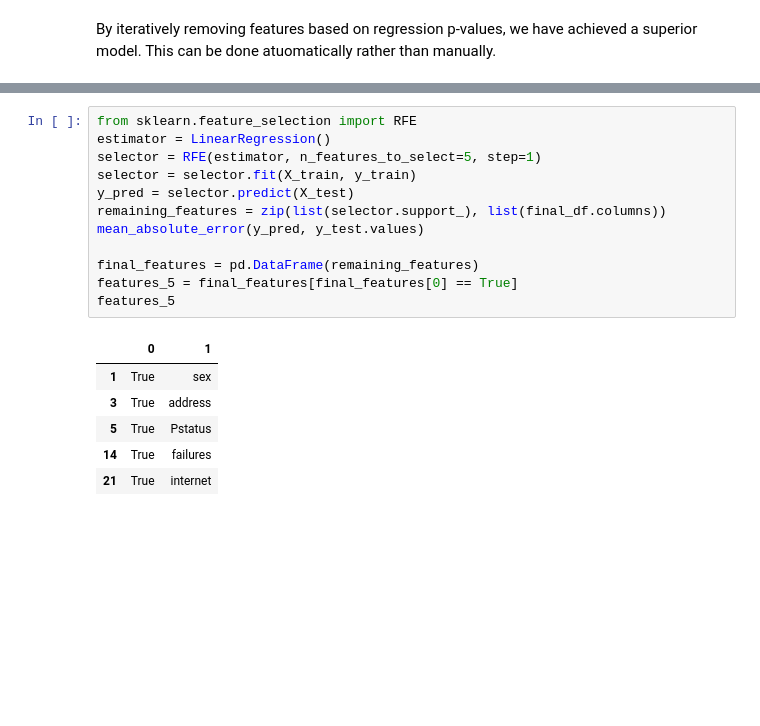
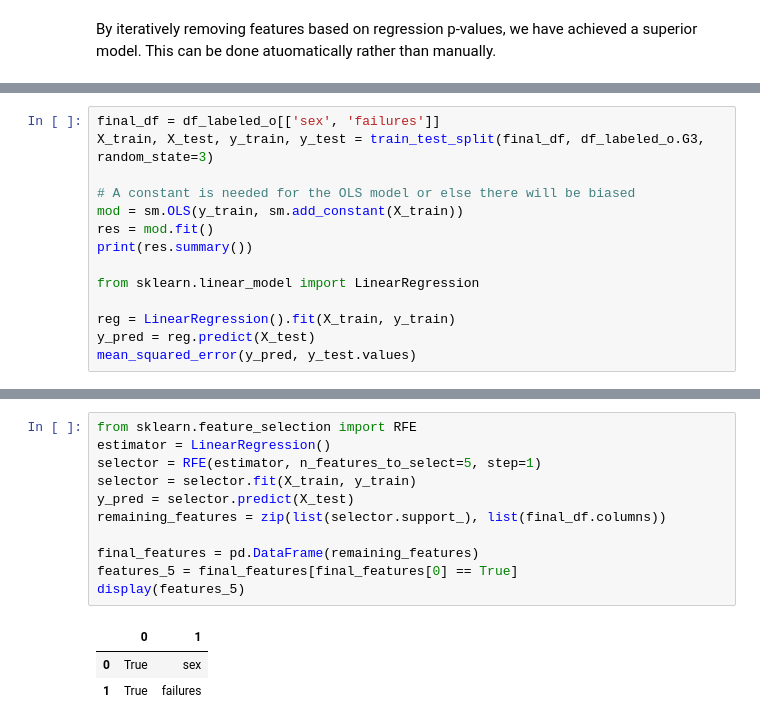
Before and after one commit to CamLadd/math_student_regression, a Jupyter notebook: math_grade_regression.ipynb, the cells around one changed output, grey strips where cells are left out. Saved outputs shown, nothing was run; the diff lists cells and outputs as text; blank space fills up the shorter version.

```diff
--- a/math_grade_regression.ipynb
+++ b/math_grade_regression.ipynb
@@ -343,0 +277,14 @@ It might be best to increase the amount of features selected so that more in dep
+# %%
+final_df = df_labeled_o[['sex', 'failures']]
+X_train, X_test, y_train, y_test = train_test_split(final_df, df_labeled_o.G3, random_state=3)
+
+# A constant is needed for the OLS model or else there will be biased
+mod = sm.OLS(y_train, sm.add_constant(X_train))
+res = mod.fit()
+print(res.summary())
+
+from sklearn.linear_model import LinearRegression
+
+reg = LinearRegression().fit(X_train, y_train)
+y_pred = reg.predict(X_test)
+mean_squared_error(y_pred, y_test.values)
@@ -344,19 +317,15 @@ It might be best to increase the amount of features selected so that more in dep
 # %%
 from sklearn.feature_selection import RFE
 estimator = LinearRegression()
 selector = RFE(estimator, n_features_to_select=5, step=1)
 selector = selector.fit(X_train, y_train)
 y_pred = selector.predict(X_test)
 remaining_features = zip(list(selector.support_), list(final_df.columns))
-mean_absolute_error(y_pred, y_test.values)
 
 final_features = pd.DataFrame(remaining_features)
 features_5 = final_features[final_features[0] == True]
-features_5
+display(features_5)
 # %% [output]
 |  | 0 | 1 |
-| 1 | True | sex |
-| 3 | True | address |
-| 5 | True | Pstatus |
-| 14 | True | failures |
-| 21 | True | internet |
+| 0 | True | sex |
+| 1 | True | failures |
```
Also changed, not shown: parts of 14 cells of this notebook.
